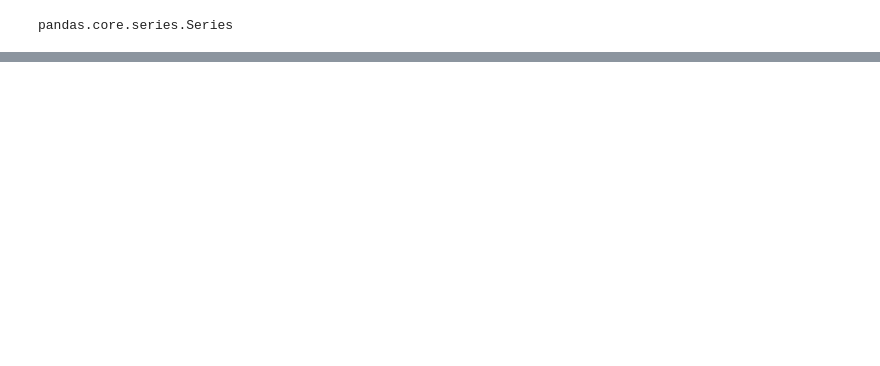
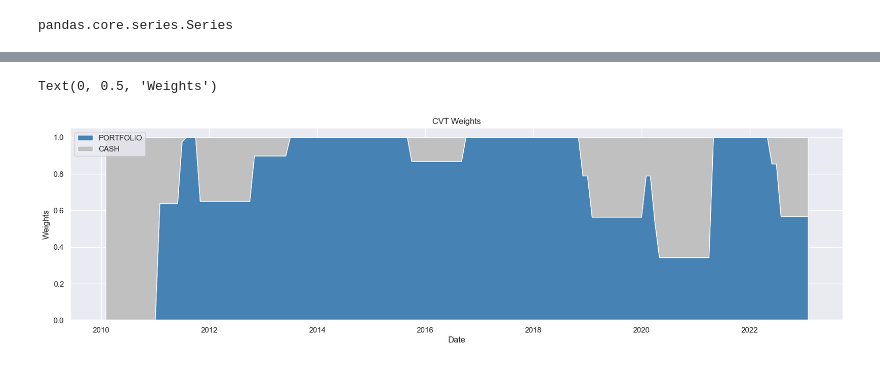
Before and after one commit to cswcjt/Quant-Project, a Jupyter notebook: quant/test_ts.ipynb, the cells around one changed output, grey strips where cells are left out. Cells and saved outputs as stored; diff of their text form; code cells hidden in the pictures; blank space fills up the shorter version.

```diff
--- a/quant/test_ts.ipynb
+++ b/quant/test_ts.ipynb
@@ -210,0 +174,11 @@ csts_port_weights
+# %%
+# 시계열 플랏 시각화
+plt.figure(figsize=(20, 5))
+plt.stackplot(cvt_weights.index, cvt_weights.T, labels=cvt_weights.columns, colors=['steelblue', 'silver'])
+plt.legend(loc='upper left')
+plt.title('CVT Weights')
+plt.xlabel('Date')
+plt.ylabel('Weights')
+# %% [output]
+Text(0, 0.5, 'Weights')
+[figure, added]
```
Also changed, not shown: parts of 14 cells of this notebook.
